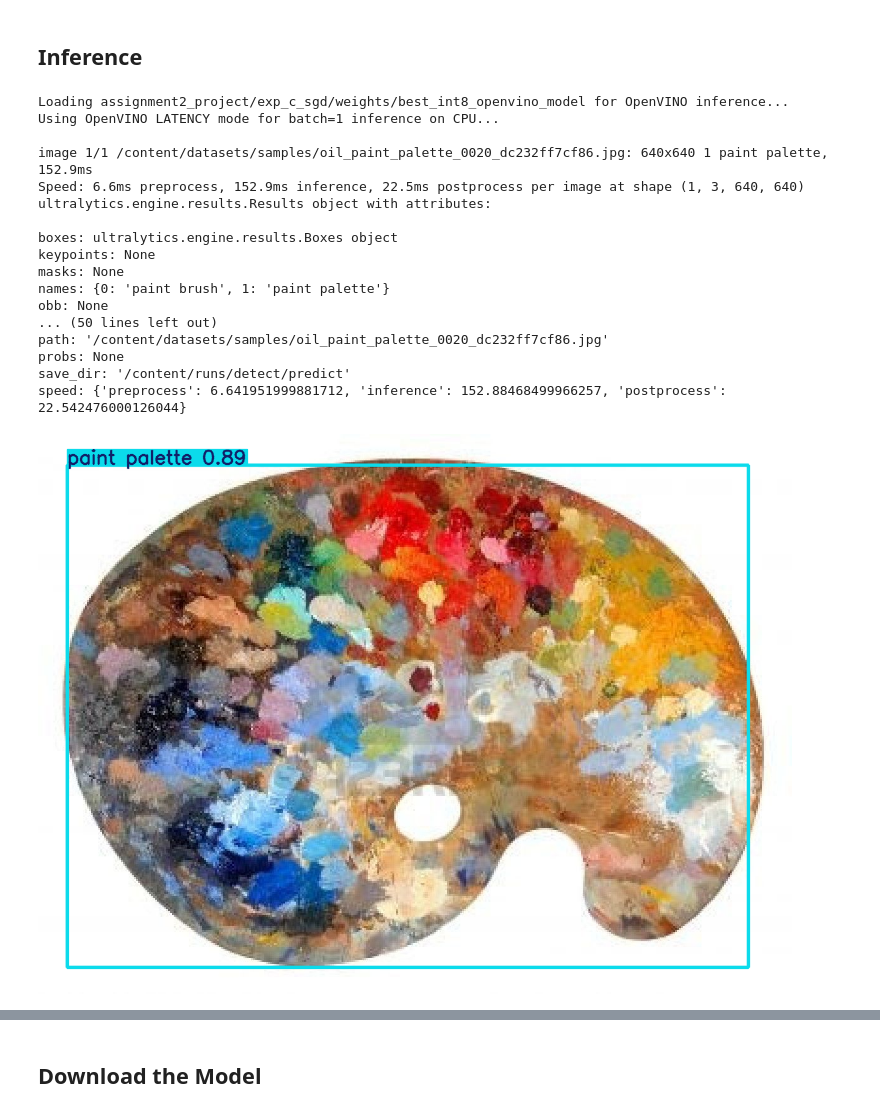
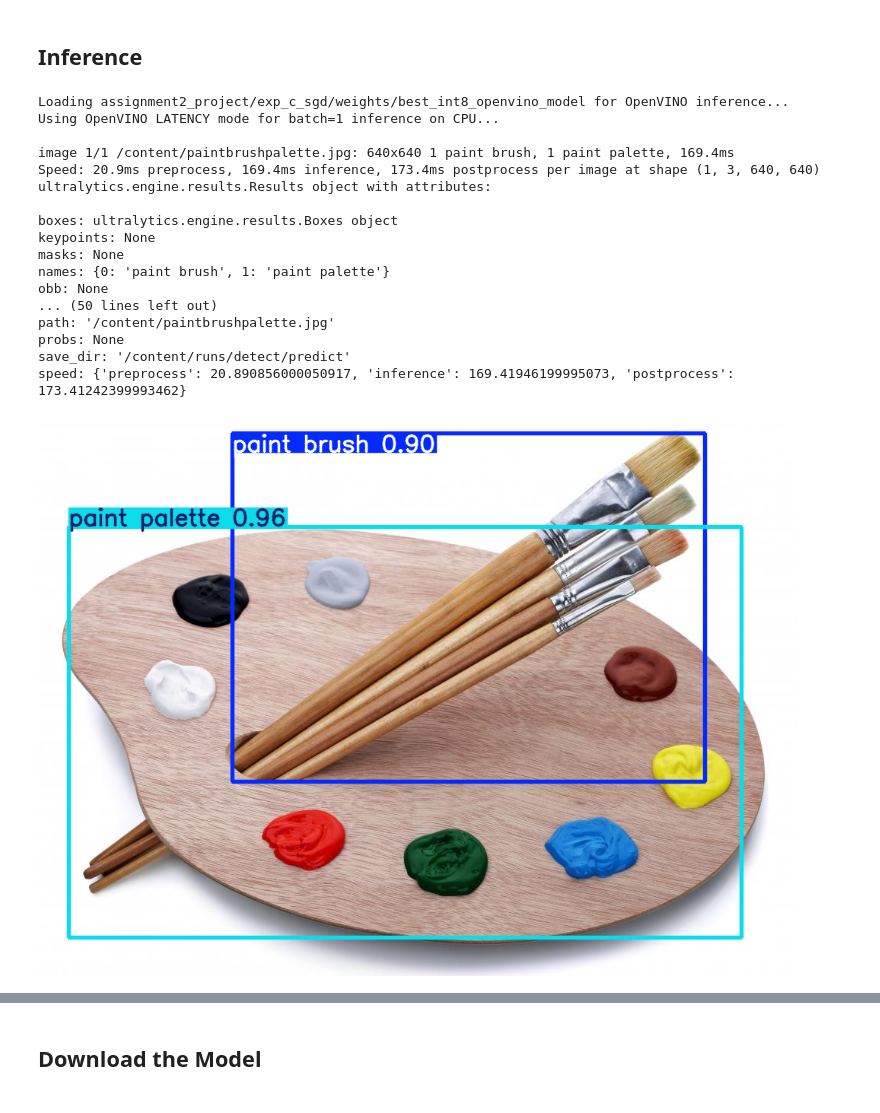
Before and after one commit to larrysimm/ITI121_Assignment2, a Jupyter notebook: ITI121_Assignment2.ipynb, the cells around one changed output, grey strips where cells are left out. Saved outputs shown, nothing was run; the diff lists cells and outputs as text; code cells hidden in the pictures.

```diff
--- a/ITI121_Assignment2.ipynb
+++ b/ITI121_Assignment2.ipynb
@@ -472,38 +468,38 @@ import ultralytics
 from ultralytics import YOLO
 from PIL import Image
 
-source = "datasets/samples/oil_paint_palette_0020_dc232ff7cf86.jpg"
+source = "paintbrushpalette.jpg"
 model = YOLO("assignment2_project/exp_c_sgd/weights/best_int8_openvino_model", task='detect')
 result = model(source, conf=0.5, iou=0.6)
 
 # Visualize the results
 for i, r in enumerate(result):
     print(r)
     # Plot results image
     im_bgr = r.plot()  # BGR-order numpy array
     im_rgb = Image.fromarray(im_bgr[..., ::-1])  # RGB-order PIL image
 
     # Show results to screen (in supported environments)
     r.show()
 
     # Save results to disk
     r.save(filename=f"results{i}.jpg")
 # %% [output]
 Loading assignment2_project/exp_c_sgd/weights/best_int8_openvino_model for OpenVINO inference...
 Using OpenVINO LATENCY mode for batch=1 inference on CPU...
 
-image 1/1 /content/datasets/samples/oil_paint_palette_0020_dc232ff7cf86.jpg: 640x640 1 paint palette, 152.9ms
-Speed: 6.6ms preprocess, 152.9ms inference, 22.5ms postprocess per image at shape (1, 3, 640, 640)
+image 1/1 /content/paintbrushpalette.jpg: 640x640 1 paint brush, 1 paint palette, 169.4ms
+Speed: 20.9ms preprocess, 169.4ms inference, 173.4ms postprocess per image at shape (1, 3, 640, 640)
 ultralytics.engine.results.Results object with attributes:
 
 boxes: ultralytics.engine.results.Boxes object
 keypoints: None
 masks: None
 names: {0: 'paint brush', 1: 'paint palette'}
 obb: None
 ... (50 lines left out)
-path: '/content/datasets/samples/oil_paint_palette_0020_dc232ff7cf86.jpg'
+path: '/content/paintbrushpalette.jpg'
 probs: None
 save_dir: '/content/runs/detect/predict'
-speed: {'preprocess': 6.641951999881712, 'inference': 152.88468499966257, 'postprocess': 22.542476000126044}
+speed: {'preprocess': 20.890856000050917, 'inference': 169.41946199995073, 'postprocess': 173.41242399993462}
-[figure, old version]
+[figure, new version]
```
Also changed, not shown: parts of 19 cells of this notebook, 1 other file.
